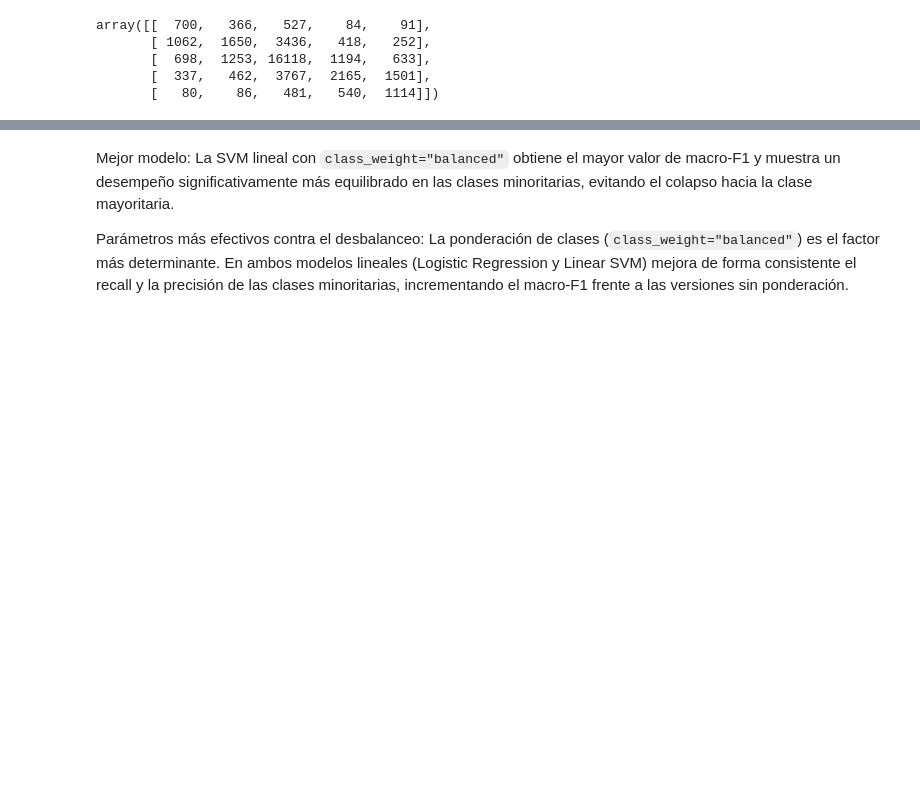
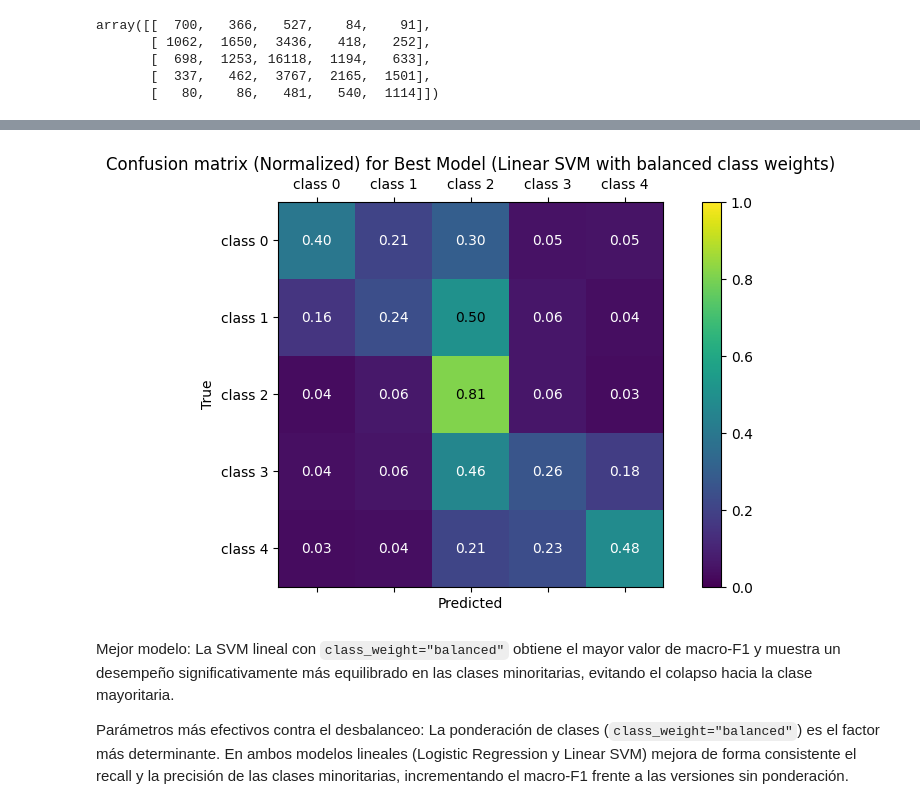
Before and after one commit to gborras10/MachineLearningProjects, a Jupyter notebook: assignements/assignment_3_clasificacion_textos/p4_03_borras_moll.ipynb, the cells around one changed output, grey strips where cells are left out. Saved outputs shown, nothing was run; the diff lists cells and outputs as text; code cells hidden in the pictures; blank space fills up the shorter version.

```diff
--- a/assignements/assignment_3_clasificacion_textos/p4_03_borras_moll.ipynb
+++ b/assignements/assignment_3_clasificacion_textos/p4_03_borras_moll.ipynb
@@ -383,3 +394,44 @@ array([[  700,   366,   527,    84,    91],
+# %%
+def plot_normalized_confusion_matrix(X_test, y_test, pipe, classifier_name):
+    ticks = np.unique(y_test)
+    labels = [('class '+ str(tick)) for tick in ticks]
+    y_pred = pipe.predict(X_test)
+
+    # 1. Calculamos la matriz normal (conteos)
+    cm = confusion_matrix(y_test, y_pred)
+
+    # 2. AQUI ESTÁ LA CLAVE: Normalizamos por filas (True labels)
+    # Dividimos cada valor por la suma total de su fila
+    cm_norm = cm.astype('float') / cm.sum(axis=1)[:, np.newaxis]
+
+    fig = plt.figure(figsize=(10, 5))
+    ax = fig.add_subplot(111)
+
+    # 3. Graficamos la matriz normalizada (cm_norm)
+    # vmin=0 y vmax=1 aseguran que la escala de colores vaya de 0% a 100%
+    cax = ax.matshow(cm_norm, cmap='viridis', vmin=0, vmax=1)
+
+    plt.title(f'Confusion matrix (Normalized) for {classifier_name}')
+    fig.colorbar(cax)
+
+    ax.set_xticks(ticks)
+    ax.set_xticklabels(labels)
+    ax.set_yticks(ticks)
+    ax.set_yticklabels(labels)
+
+    plt.xlabel('Predicted')
+    plt.ylabel('True')
+
+    # Opcional: Añadir el texto con el porcentaje dentro de cada celda
+    for (i, j), z in np.ndenumerate(cm_norm):
+        ax.text(j, i, '{:0.2f}'.format(z), ha='center', va='center',
+                color='white' if z < 0.5 else 'black') # Color texto según fondo
+
+    plt.show()
+# %%
+plot_normalized_confusion_matrix(X_test, y_test, best_model, classifier_name='Best Model (Linear SVM with balanced class weights)')
+# %% [output]
+[figure, added]
 # %% [markdown]
 Mejor modelo: La SVM lineal con `class_weight="balanced"` obtiene el mayor valor de macro-F1 y muestra un desempeño significativamente más equilibrado en las clases minoritarias, evitando el colapso hacia la clase mayoritaria.
 
```
Also changed, not shown: parts of 6 cells of this notebook, 21 other files.
